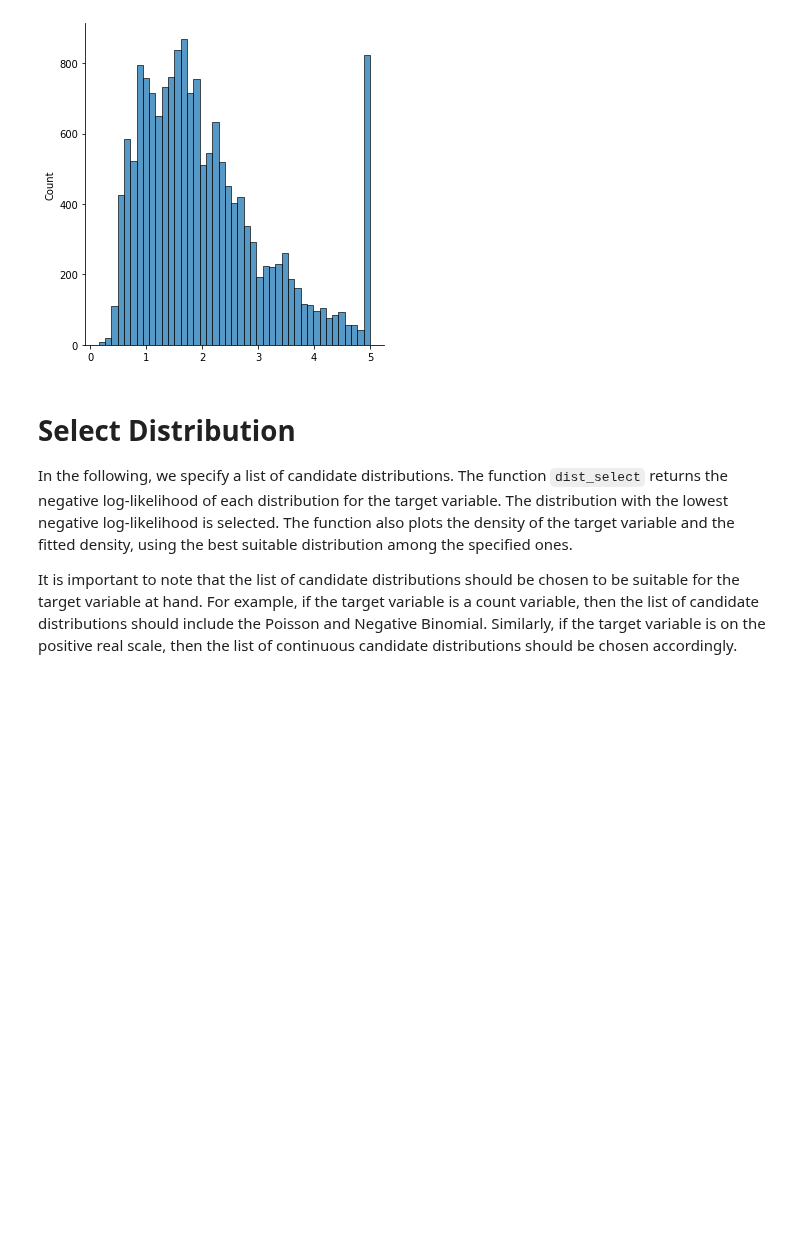
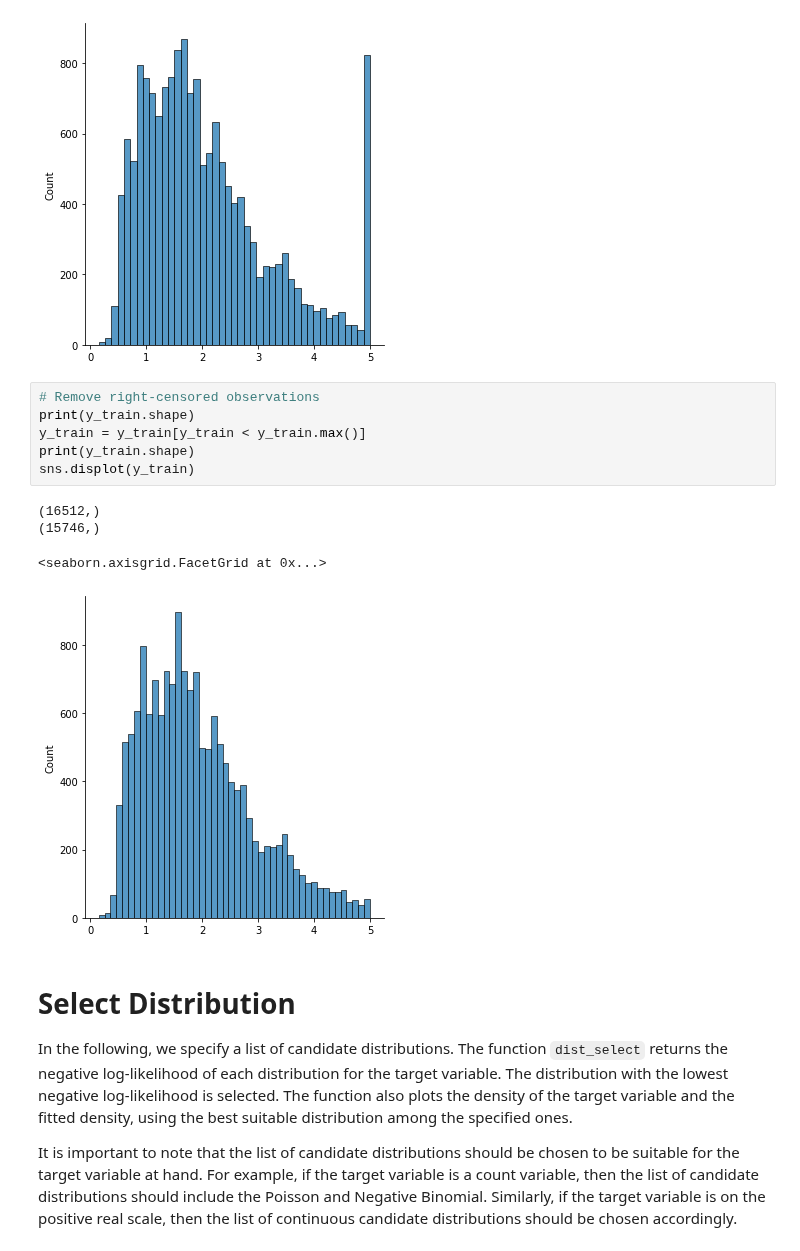
Before and after one commit to StatMixedML/XGBoostLSS, a Jupyter notebook: docs/examples/How_To_Select_A_Univariate_Distribution.ipynb, the cells around one changed output. Saved outputs shown, nothing was run; the diff lists cells and outputs as text; blank space fills up the shorter version.

```diff
--- a/docs/examples/How_To_Select_A_Univariate_Distribution.ipynb
+++ b/docs/examples/How_To_Select_A_Univariate_Distribution.ipynb
@@ -25,6 +43,17 @@ sns.displot(y_train)
 # %% [output]
 <seaborn.axisgrid.FacetGrid at 0x...>
 [figure]
+# %%
+# Remove right-censored observations
+print(y_train.shape)
+y_train = y_train[y_train < y_train.max()]
+print(y_train.shape)
+sns.displot(y_train)
+# %% [output]
+(16512,)
+(15746,)
+<seaborn.axisgrid.FacetGrid at 0x...>
+[figure, added]
 # %% [markdown]
 # Select Distribution
 
```
Also changed, not shown: parts of 8 cells of this notebook, 6 other files.
